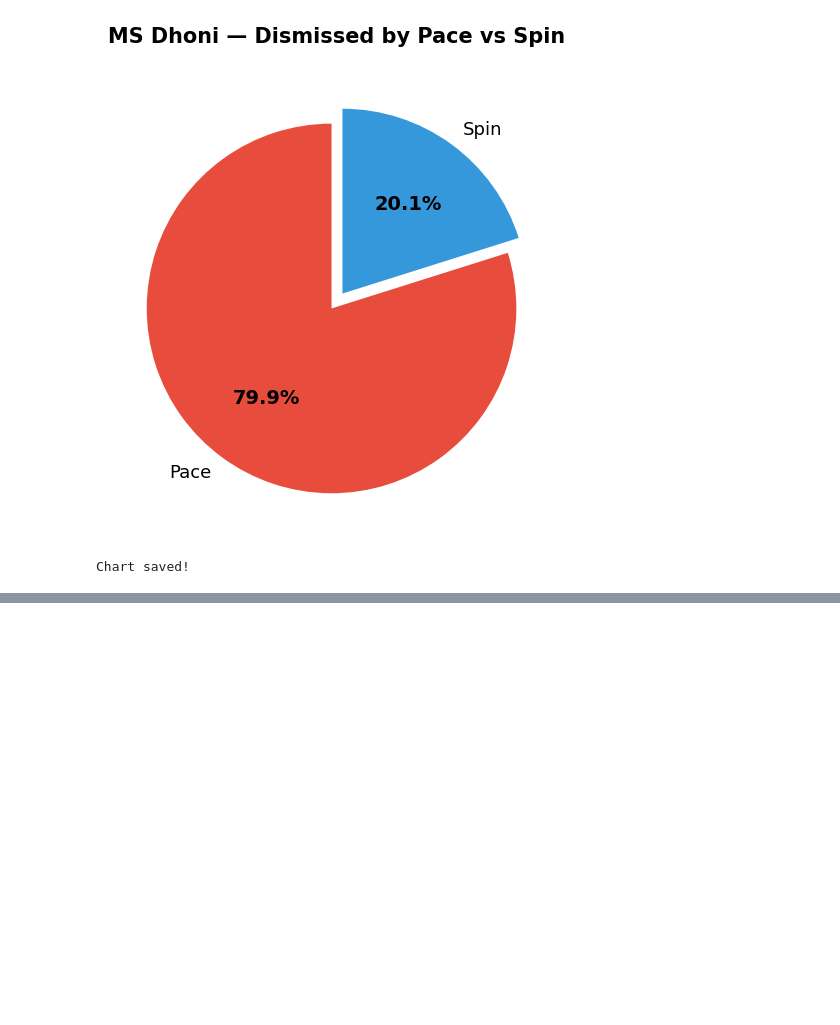
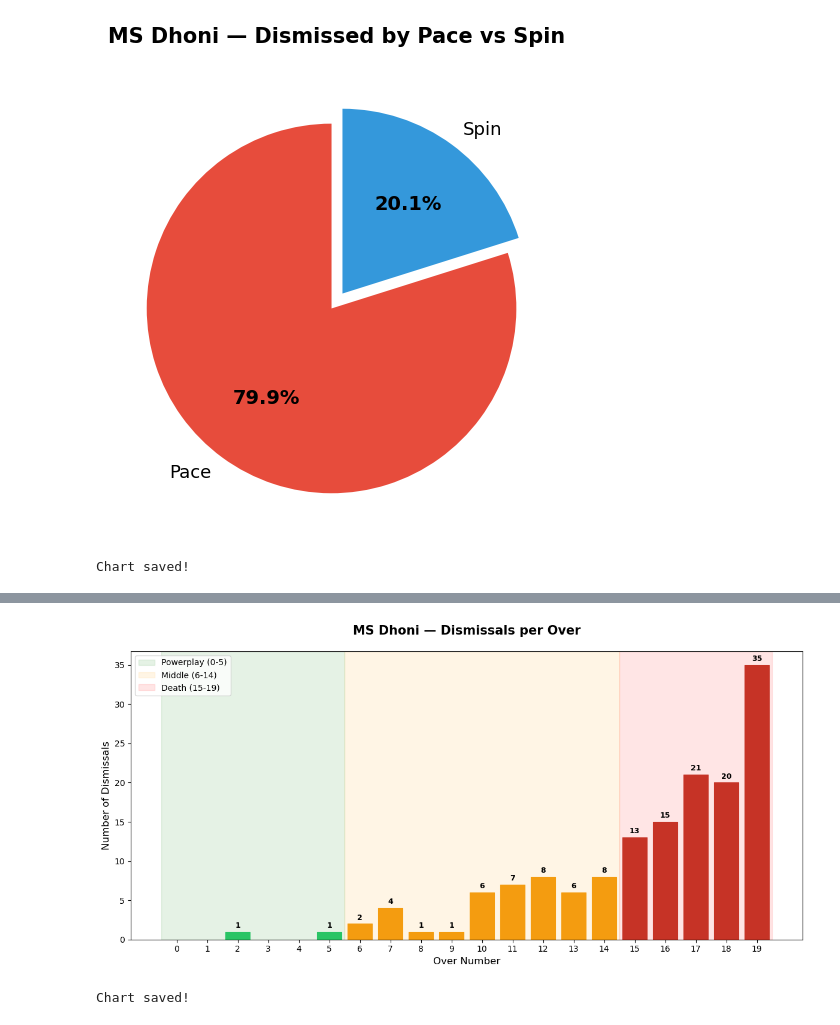
Before and after one commit to mishrashashikamal/ipl-coaching-dashboard, a Jupyter notebook: 01_data_exploration.ipynb, the cells around one changed output, grey strips where cells are left out. Saved outputs shown, nothing was run; the diff lists cells and outputs as text; code cells hidden in the pictures; blank space fills up the shorter version.

Commit message:
Day 2: over-wise dismissal analysis

```diff
--- a/01_data_exploration.ipynb
+++ b/01_data_exploration.ipynb
@@ -306,3 +306,9 @@ print("Chart saved!")
 # %% [output]
 [figure]
 Chart saved!
+# %%
+# Which overs does Dhoni get dismissed most
+over_dismissals = dismissals_only['over'].value_counts().sort_index()
+
+print("Dismissals per over:")
+print(over_dismissals)
@@ -308,0 +335,45 @@ Chart saved!
+# %%
+plt.figure(figsize=(12, 6))
+
+bars = plt.bar(over_dismissals.index,
+               over_dismissals.values,
+               color='#e74c3c',
+               edgecolor='white',
+               linewidth=0.8)
+
+# Highlight death overs
+for i, bar in enumerate(bars):
+    over_num = over_dismissals.index[i]
+    if over_num >= 15:
+        bar.set_color('#c0392b')  # darker red for death overs
+    elif over_num <= 5:
+        bar.set_color('#2ecc71')  # green for powerplay
+    else:
+        bar.set_color('#f39c12')  # orange for middle overs
+
+# Add value on top of each bar
+for bar, val in zip(bars, over_dismissals.values):
+    plt.text(bar.get_x() + bar.get_width()/2,
+             bar.get_height() + 0.3,
+             str(val),
+             ha='center', va='bottom',
+             fontsize=9, fontweight='bold')
+
+# Add phase labels
+plt.axvspan(-0.5, 5.5, alpha=0.1, color='green', label='Powerplay (0-5)')
+plt.axvspan(5.5, 14.5, alpha=0.1, color='orange', label='Middle (6-14)')
+plt.axvspan(14.5, 19.5, alpha=0.1, color='red', label='Death (15-19)')
+
+plt.title(f'{player} — Dismissals per Over',
+          fontsize=15, fontweight='bold', pad=20)
+plt.xlabel('Over Number', fontsize=12)
+plt.ylabel('Number of Dismissals', fontsize=12)
+plt.xticks(range(0, 20))
+plt.legend(fontsize=10)
+plt.tight_layout()
+plt.savefig('dhoni_over_dismissals.png', dpi=150, bbox_inches='tight')
+plt.show()
+print("Chart saved!")
+# %% [output]
+[figure, added]
+Chart saved!
```
Also changed, not shown: parts of 1 cell of this notebook, 2 other files.
